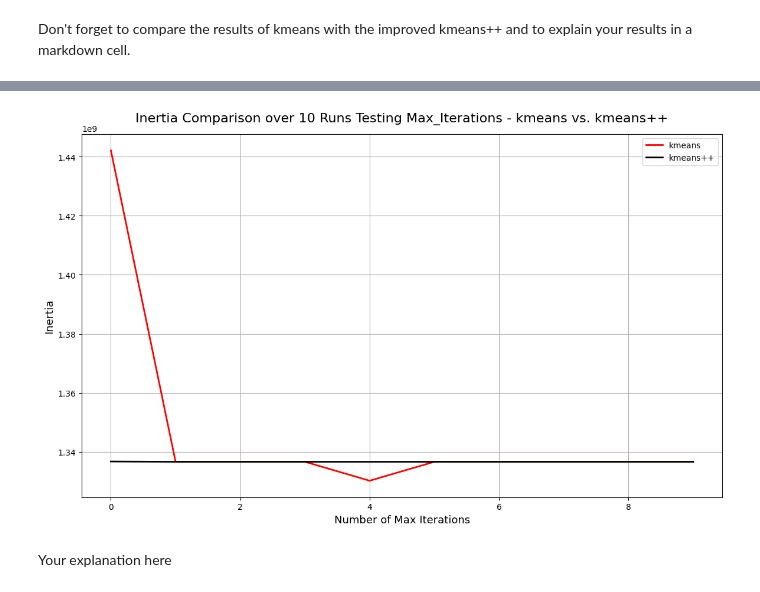
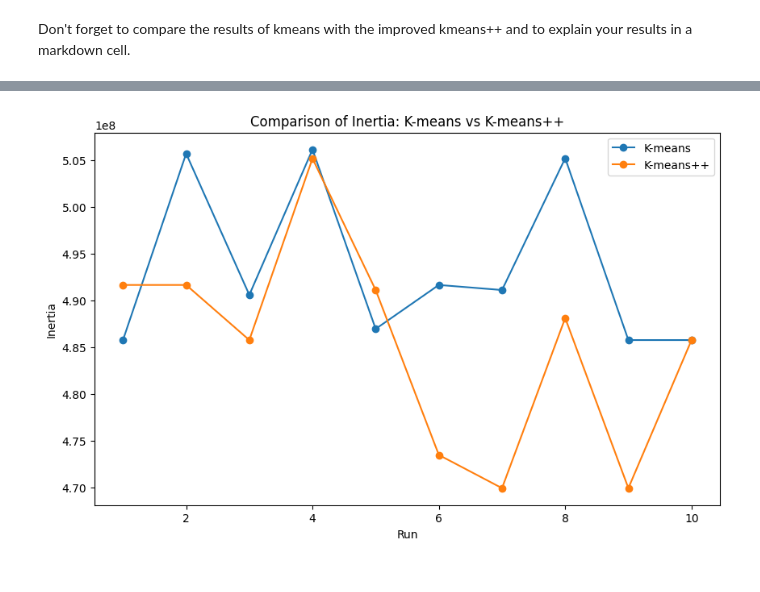
Before and after one commit to nivdoron1/Machine-Learning-From-Data, a Jupyter notebook: Clustering/hw6.ipynb, the cells around one changed output, grey strips where cells are left out. Saved outputs shown, nothing was run; the diff lists cells and outputs as text; code cells hidden in the pictures.

```diff
--- a/Clustering/hw6.ipynb
+++ b/Clustering/hw6.ipynb
@@ -217,22 +217,30 @@ plt.show()
-# %%
-inertias, inertias_pp = [], []
-iterations = [10,25,50,100,200,300,400,500,750,1000]
-for iters in iterations:
-    centroids, classes = kmeans(image, k=4, p=2, max_iter=iters)
-    centroids_pp, classes_pp = kmeans_pp(image, k=4, p=2, max_iter=iters)
-    inertias.append(calculate_inertia(image, centroids, p=2))
-    inertias_pp.append(calculate_inertia(image, centroids_pp, p=2))
-
-plt.title(f'Inertia Comparison over 10 Runs Testing Max_Iterations - kmeans vs. kmeans++', fontsize=16, y=1.02)
-plt.plot(inertias, label='kmeans', color='r', linewidth=2)
-plt.plot(inertias_pp, label='kmeans++', color='k', linewidth=2)
-
-plt.xlabel('Number of Max Iterations', fontsize=13)
-plt.ylabel('Inertia', fontsize=13)
-plt.grid()
-plt.legend()
-plt.show()
-# %% [output]
-[figure, removed]
-# %% [markdown]
-Your explanation here
+# %%
+
+num_runs = 10
+k = 4
+p = 1
+max_iter = 100
+
+kmeans_inertia = []
+kmeans_pp_inertia = []
+
+for _ in range(num_runs):
+    centroids_kmeans, classes_kmeans = kmeans(image, k, p, max_iter)
+    inertia_kmeans = np.sum(lp_distance(image, centroids_kmeans, p))
+    kmeans_inertia.append(inertia_kmeans)
+
+    centroids_kmeans_pp, classes_kmeans_pp = kmeans_pp(image, k, p, max_iter)
+    inertia_kmeans_pp = np.sum(lp_distance(image, centroids_kmeans_pp, p))
+    kmeans_pp_inertia.append(inertia_kmeans_pp)
+
+# Plot the inertia for each run
+plt.figure(figsize=(10, 6))
+plt.plot(range(1, num_runs + 1), kmeans_inertia, marker='o', label='K-means')
+plt.plot(range(1, num_runs + 1), kmeans_pp_inertia, marker='o', label='K-means++')
+plt.xlabel('Run')
+plt.ylabel('Inertia')
+plt.title('Comparison of Inertia: K-means vs K-means++')
+plt.legend()
+plt.show()
+# %% [output]
+[figure, added]
```
Also changed, not shown: parts of 6 cells of this notebook.
